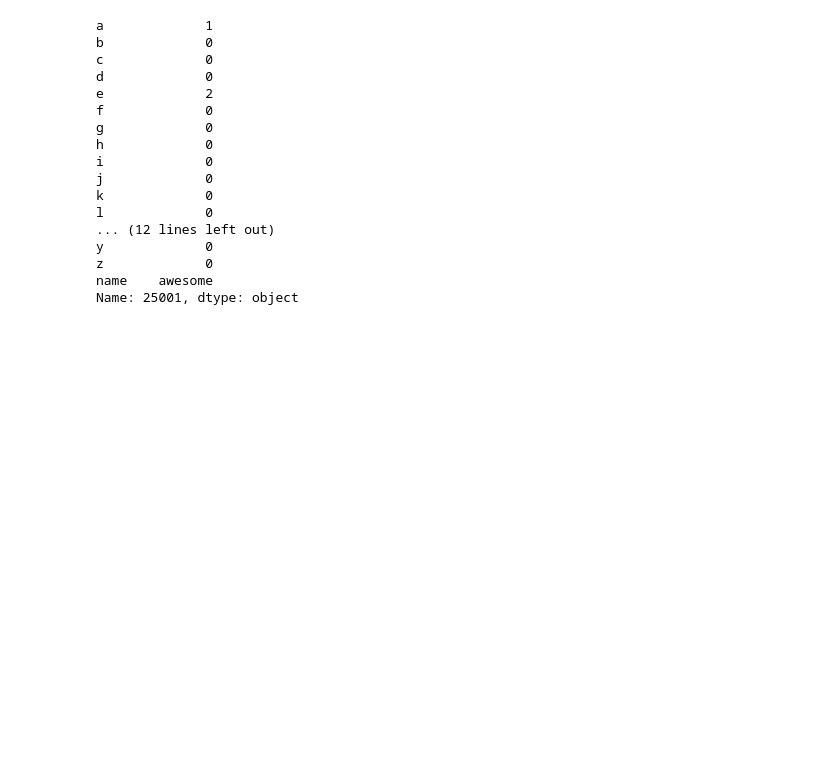
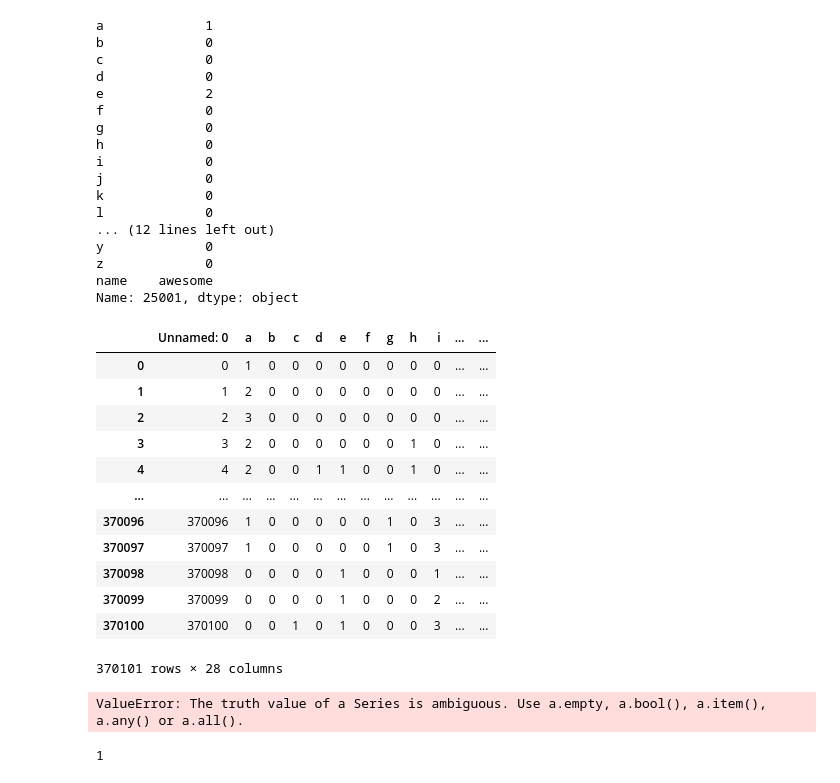
Before and after one commit to VishalMathimaran/Jumbled-Words, a Jupyter notebook: Untitled.ipynb, the cells around one changed output. Cells and saved outputs as stored; diff of their text form; code cells hidden in the pictures; blank space fills up the shorter version.

```diff
--- a/Untitled.ipynb
+++ b/Untitled.ipynb
@@ -300,3 +294,21 @@ y             0
 z             0
 name    awesome
 Name: 25001, dtype: object
+# %%
+data = pd.read_csv('text_words')
+# %%
+data
+# %% [output]
+|  | Unnamed: 0 | a | b | c | d | e | f | g | h | i | ... | ... |
+| 0 | 0 | 1 | 0 | 0 | 0 | 0 | 0 | 0 | 0 | 0 | ... | ... |
+| 1 | 1 | 2 | 0 | 0 | 0 | 0 | 0 | 0 | 0 | 0 | ... | ... |
+| 2 | 2 | 3 | 0 | 0 | 0 | 0 | 0 | 0 | 0 | 0 | ... | ... |
+| 3 | 3 | 2 | 0 | 0 | 0 | 0 | 0 | 0 | 1 | 0 | ... | ... |
+| 4 | 4 | 2 | 0 | 0 | 1 | 1 | 0 | 0 | 1 | 0 | ... | ... |
+| ... | ... | ... | ... | ... | ... | ... | ... | ... | ... | ... | ... | ... |
+| 370096 | 370096 | 1 | 0 | 0 | 0 | 0 | 0 | 1 | 0 | 3 | ... | ... |
+| 370097 | 370097 | 1 | 0 | 0 | 0 | 0 | 0 | 1 | 0 | 3 | ... | ... |
+| 370098 | 370098 | 0 | 0 | 0 | 0 | 1 | 0 | 0 | 0 | 1 | ... | ... |
+| 370099 | 370099 | 0 | 0 | 0 | 0 | 1 | 0 | 0 | 0 | 2 | ... | ... |
+| 370100 | 370100 | 0 | 0 | 1 | 0 | 1 | 0 | 0 | 0 | 3 | ... | ... |
+370101 rows × 28 columns
@@ -302,0 +317,4 @@ Name: 25001, dtype: object
+# %%
+data.loc[data["a"]==1 data["z"] ==1]
+# %% [output]
+ValueError: The truth value of a Series is ambiguous. Use a.empty, a.bool(), a.item(), a.any() or a.all().
@@ -302,0 +328,4 @@ Name: 25001, dtype: object
+# %%
+diction["a"]
+# %% [output]
+1
```
Also changed, not shown: parts of 4 cells of this notebook, 1 other file.
